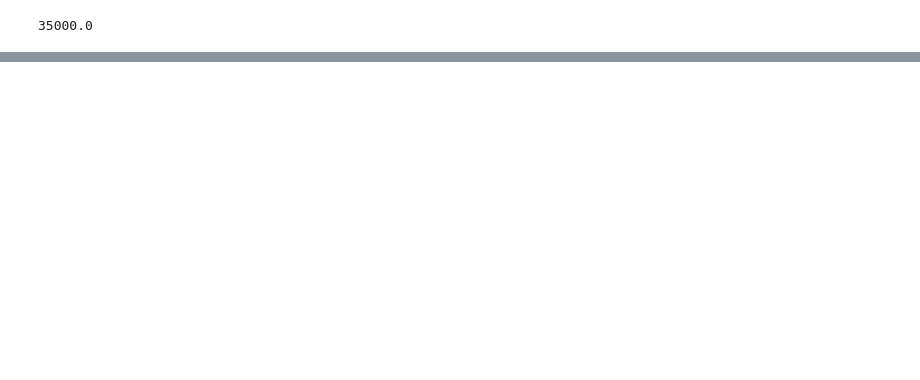
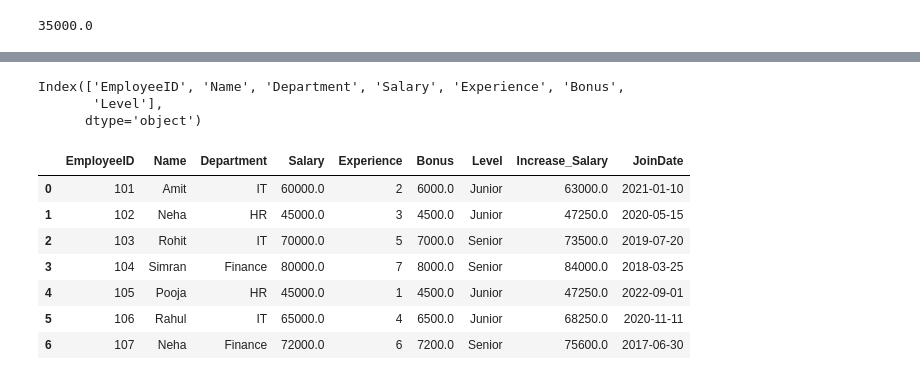
Before and after one commit to Nitik-sharma/Backend, a Jupyter notebook: Untitled2.ipynb, the cells around one changed output, grey strips where cells are left out. Cells and saved outputs as stored; diff of their text form; code cells hidden in the pictures; blank space fills up the shorter version.

```diff
--- a/Untitled2.ipynb
+++ b/Untitled2.ipynb
@@ -250,0 +287,19 @@ diff
+# %%
+data.columns
+# %% [output]
+Index(['EmployeeID', 'Name', 'Department', 'Salary', 'Experience', 'Bonus',
+       'Level'],
+      dtype='object')
+# %%
+df['JoinDate'] = ['2021-01-10', '2020-05-15', '2019-07-20', '2018-03-25', '2022-09-01', '2020-11-11', '2017-06-30']
+# %%
+df
+# %% [output]
+|  | EmployeeID | Name | Department | Salary | Experience | Bonus | Level | Increase_Salary | JoinDate |
+| 0 | 101 | Amit | IT | 60000.0 | 2 | 6000.0 | Junior | 63000.0 | 2021-01-10 |
+| 1 | 102 | Neha | HR | 45000.0 | 3 | 4500.0 | Junior | 47250.0 | 2020-05-15 |
+| 2 | 103 | Rohit | IT | 70000.0 | 5 | 7000.0 | Senior | 73500.0 | 2019-07-20 |
+| 3 | 104 | Simran | Finance | 80000.0 | 7 | 8000.0 | Senior | 84000.0 | 2018-03-25 |
+| 4 | 105 | Pooja | HR | 45000.0 | 1 | 4500.0 | Junior | 47250.0 | 2022-09-01 |
+| 5 | 106 | Rahul | IT | 65000.0 | 4 | 6500.0 | Junior | 68250.0 | 2020-11-11 |
+| 6 | 107 | Neha | Finance | 72000.0 | 6 | 7200.0 | Senior | 75600.0 | 2017-06-30 |
```
Also changed, not shown: parts of 14 cells of this notebook.
